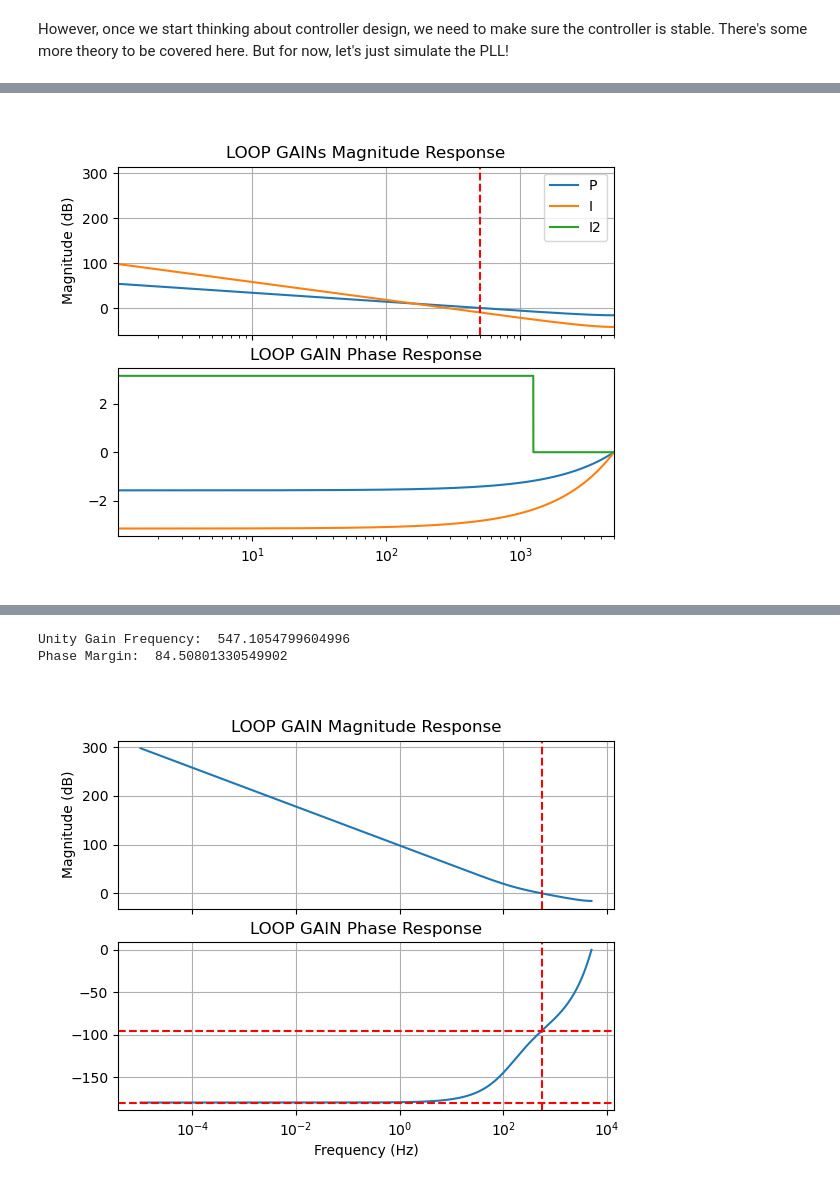
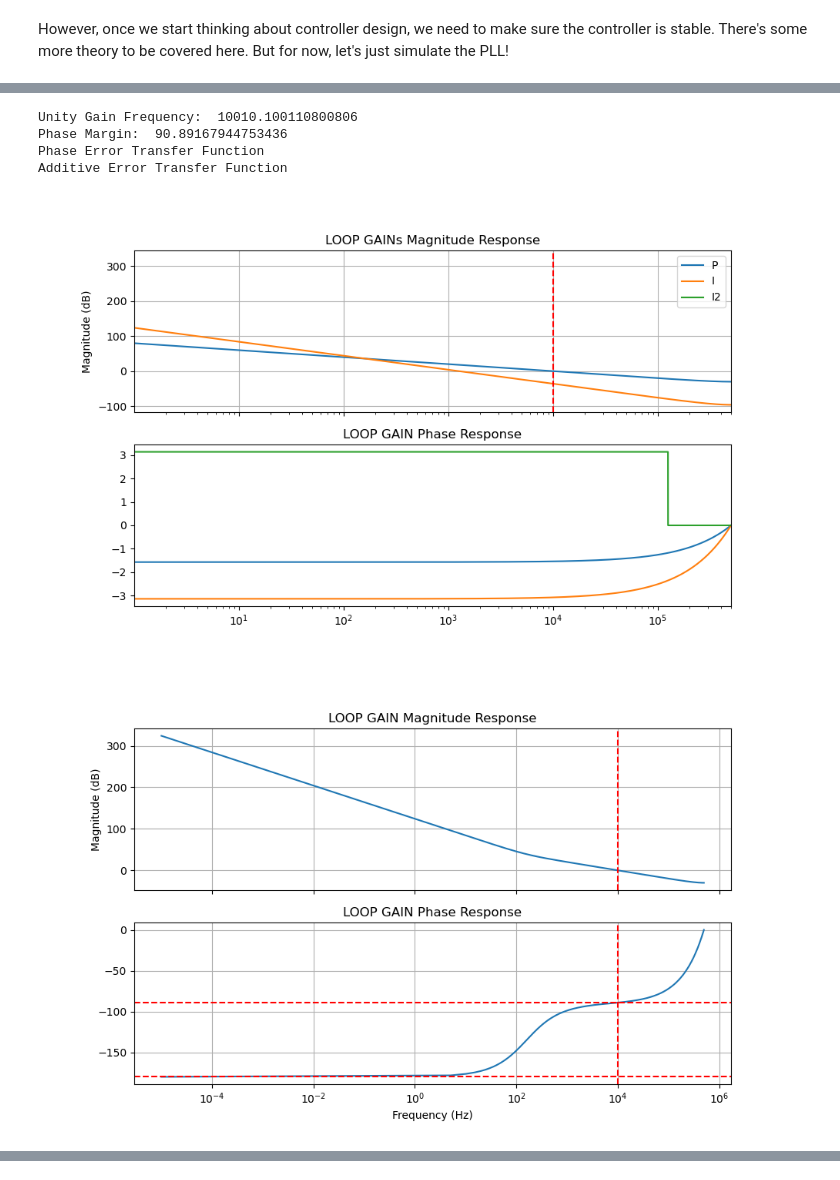
Before and after one commit to Shawn-McSorley/weakLight_seminar, a Jupyter notebook: weakLight_seminar.ipynb, the cells around one changed output, grey strips where cells are left out. Drawn from its saved outputs; the diff is of its cells as text; code cells hidden in the pictures.

```diff
--- a/weakLight_seminar.ipynb
+++ b/weakLight_seminar.ipynb
@@ -699,7 +702,7 @@ def plotPII2(P, I, I2, freqs, verbosePlot):
 
 def plotLoopGain(LOOP_GAIN, freqs, verbosePlot):
     if(verbosePlot):
-        fig, (ax0, ax1) = plt.subplots(nrows=2, sharex=True, figsize=(10, 6)
+        fig, (ax0, ax1) = plt.subplots(nrows=2, sharex=True, figsize=(10, 6))
         ax0.plot(freqs, 20*np.log10(np.abs(LOOP_GAIN)))
         ax0.set_title('LOOP GAIN Magnitude Response')
         ax0.set_xscale('log')
@@ -724,7 +727,7 @@ def plotLoopGain(LOOP_GAIN, freqs, verbosePlot):
 
 def plotTF(TF, freqs, verbosePlot):
     if(verbosePlot):
-        fig, (ax0, ax1) = plt.subplots(nrows=2, sharex=True, figsize=(10, 6)
+        fig, (ax0, ax1) = plt.subplots(nrows=2, sharex=True, figsize=(10, 6))
         ax0.plot(freqs, 20*np.log10(np.abs(TF)))
         ax0.set_title('Magnitude Response')
         ax0.set_xscale('log')
@@ -742,34 +743,37 @@ SyntaxError: invalid syntax. Perhaps you forgot a comma? (4107531503.py, line 27
 # %%
-fs = 1e4
-B = fs/2
+fs = 1e6 # ample sample rate
+B = fs
 duration = 10
 N = int(fs*duration)
+t = np.arange(0, duration, 1/fs)
 
 wave_length = 1550e-9
 c = 299792458
 h = 6.62607015e-34
 hbar = h/(2*np.pi)
 eta = 1 # Assume perfect photodetector
-power = 1e-15# 10 femtowatt
+power = 1e-10# 10 femtowatt
 additive_noise_lvl = hbar * c / (2 * np.pi * eta * wave_length * power)
-phase_noise_lvl = 0.5e-5 # White phase noise to make things easy
+phase_noise_lvl = 1e-4 # White phase noise to make things easy
 
-additive_noise =  PLL.band_limited_noise(0, B, N, fs)
-phase_noise =  PLL.band_limited_noise(0, 1e2, N, fs)
+additive_noise =  PLL.white_psd_noise(additive_noise_lvl, N, fs)
 
-f, ampPSD = welch(additive_noise, fs, nperseg = 1024)
-f, phasePSD = welch(phase_noise, fs, nperseg = 1024)
+phase_noise =  PLL.white_psd_noise(phase_noise_lvl, N, fs)
 
-additive_noise *= np.sqrt(additive_noise_lvl/np.max(ampPSD))
-phase_noise *= np.sqrt(phase_noise_lvl/np.max(phasePSD))
-
-f, ampPSD = welch(additive_noise, fs, nperseg = 1024)
-f, phasePSD = welch(phase_noise, fs, nperseg = 1024)
+f, ampPSD = welch(additive_noise, fs, nperseg = 1024*16)
+f, phasePSD = welch(phase_noise, fs, nperseg = 1024*16)
 
 plt.figure()
 plt.plot(f, ampPSD, label = "Additive Noise PSD")
+plt.plot(f, additive_noise_lvl*np.ones_like(f), label = "Additive Noise Level")
+plt.legend()
+plt.xscale("log")
+plt.yscale("log")
+plt.xlabel("Frequency (Hz)")
+plt.ylabel("Phase Noise [cyc^2/Hz]")
+
+plt.figure()
 plt.plot(f, phasePSD, label = "Phase Noise PSD")
-plt.plot(f, additive_noise_lvl*np.ones_like(f), label = "Additive Noise Level")
 plt.plot(f, phase_noise_lvl*np.ones_like(f), label = "Phase Noise Level")
 plt.legend()
 plt.xscale("log")
@@ -813,10 +904,20 @@ additiveData = 0
 # %%
-P = 0.05 # For digital PLL, P = fug/fs, hence, fug = P * fs
-I = 0.005
+P = 0.01 # For digital PLL, P = fug/fs, hence, fug = P * fs
+I = 0.00001
 param = {'P': P, 'I': I, 'I2': 0}
 
 freqs, P_GAIN, I_GAIN, I2_GAIN, LOOP_GAIN, FORWARD_LOOP_TF, ERROR_TF = PLL.PLL_TF(param, fs)
 
 plotPII2(P, I, 0, freqs, verbosePlot=True)
+plotLoopGain(LOOP_GAIN, freqs, verbosePlot=True)
+print("Phase Error Transfer Function")
+plotTF(ERROR_TF, freqs, verbosePlot=True) # THis is phase rejection at the phase detector
+print("Additive Error Transfer Function")
+plotTF(LOOP_GAIN/(LOOP_GAIN+1), freqs, verbosePlot=True) # THis is phase rejection at the phase detector
 # %% [output]
+Unity Gain Frequency:  10010.100110800806
+Phase Margin:  90.89167944753436
+Phase Error Transfer Function
+Additive Error Transfer Function
-[figure, old version]
+[figure, new version]
+[figure, added]
@@ -823,6 +925,0 @@ plotPII2(P, I, 0, freqs, verbosePlot=True)
-# %%
-plotLoopGain(LOOP_GAIN, freqs, verbosePlot=True)
-# %% [output]
-Unity Gain Frequency:  547.1054799604996
-Phase Margin:  84.50801330549902
-[figure, removed]
```
Also changed, not shown: parts of 17 cells of this notebook, 9 other files.
